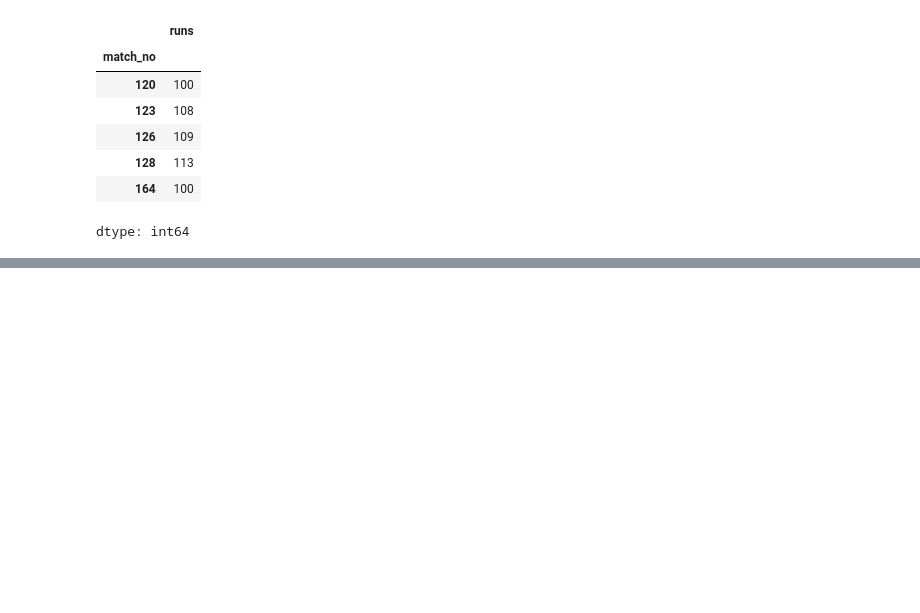
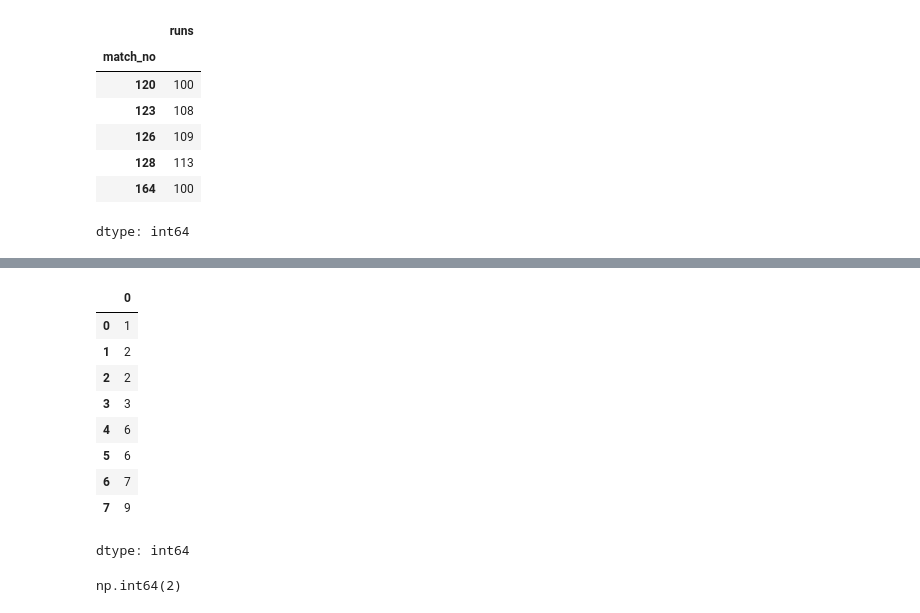
Before and after one commit to Ziyan-spec/Pandas-Notes, a Jupyter notebook: Pandas_Series.ipynb, the cells around one changed output, grey strips where cells are left out. Drawn from its saved outputs; the diff is of its cells as text; code cells hidden in the pictures; blank space fills up the shorter version.

```diff
--- a/Pandas_Series.ipynb
+++ b/Pandas_Series.ipynb
@@ -745,0 +765,19 @@ dtype: int64
+# %%
+#duplicate
+temp = pd.Series([1,2,2,3,6,6,7,9])
+temp
+# %% [output]
+|  | 0 |
+| 0 | 1 |
+| 1 | 2 |
+| 2 | 2 |
+| 3 | 3 |
+| 4 | 6 |
+| 5 | 6 |
+| 6 | 7 |
+| 7 | 9 |
+dtype: int64
+# %%
+temp.duplicated().sum()
+# %% [output]
+np.int64(2)
```
Also changed, not shown: parts of 9 cells of this notebook.
